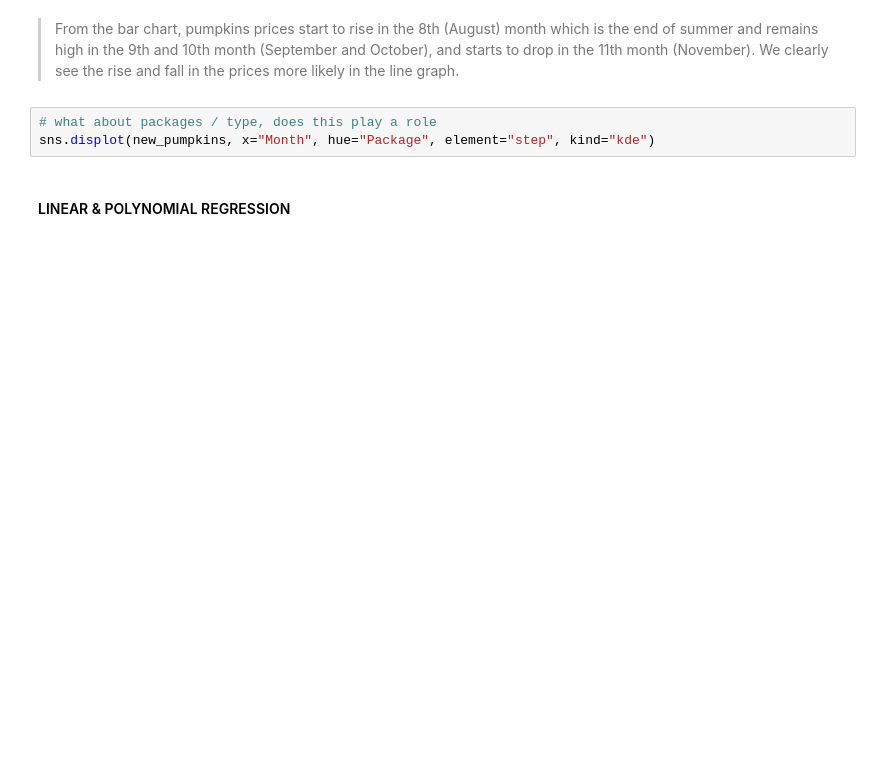
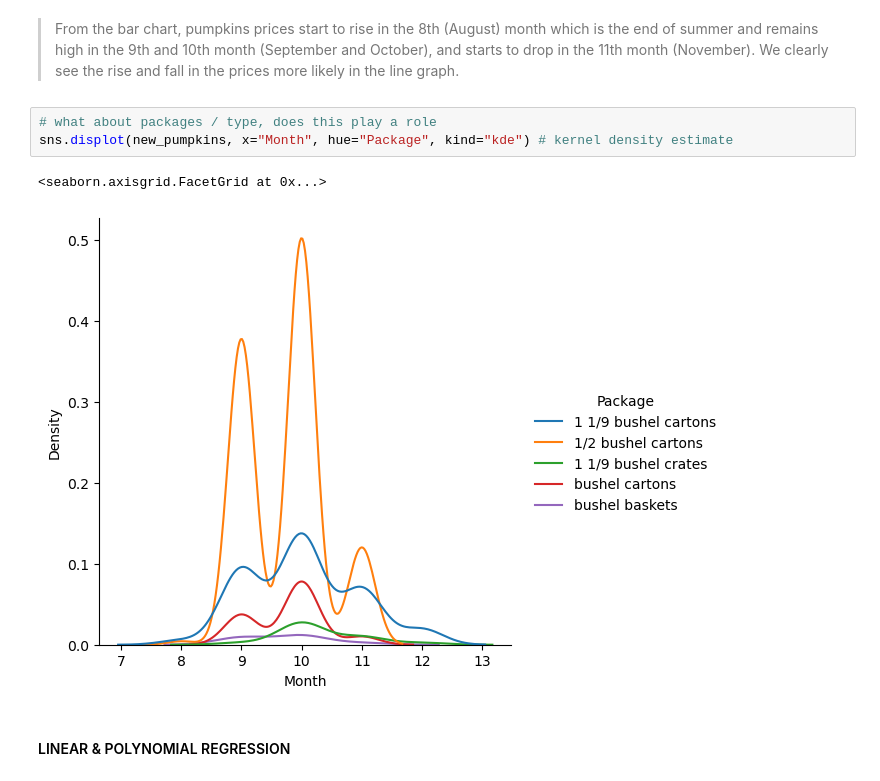
Before and after one commit to OMEAkin/REDI_ML_PROJECTS, a Jupyter notebook: REDI_ML_PROJECT.ipynb, the cells around one changed output. Cells and saved outputs as stored; diff of their text form; blank space fills up the shorter version.

```diff
--- a/REDI_ML_PROJECT.ipynb
+++ b/REDI_ML_PROJECT.ipynb
@@ -254,7 +308,10 @@ plt.ylabel("Pumpkin Price")
 > From the bar chart, pumpkins prices start to rise in the 8th (August) month which is the end of summer and remains high in the 9th and 10th month (September and October), and starts to drop in the 11th month (November). We clearly see the rise and fall in the prices more likely in the line graph.
 # %%
 # what about packages / type, does this play a role
-sns.displot(new_pumpkins, x="Month", hue="Package", element="step", kind="kde")
+sns.displot(new_pumpkins, x="Month", hue="Package", kind="kde") # kernel density estimate
+# %% [output]
+<seaborn.axisgrid.FacetGrid at 0x...>
+[figure, added]
 # %% [markdown]
 #### LINEAR & POLYNOMIAL REGRESSION
 # %%
```
Also changed, not shown: parts of 51 cells of this notebook.
